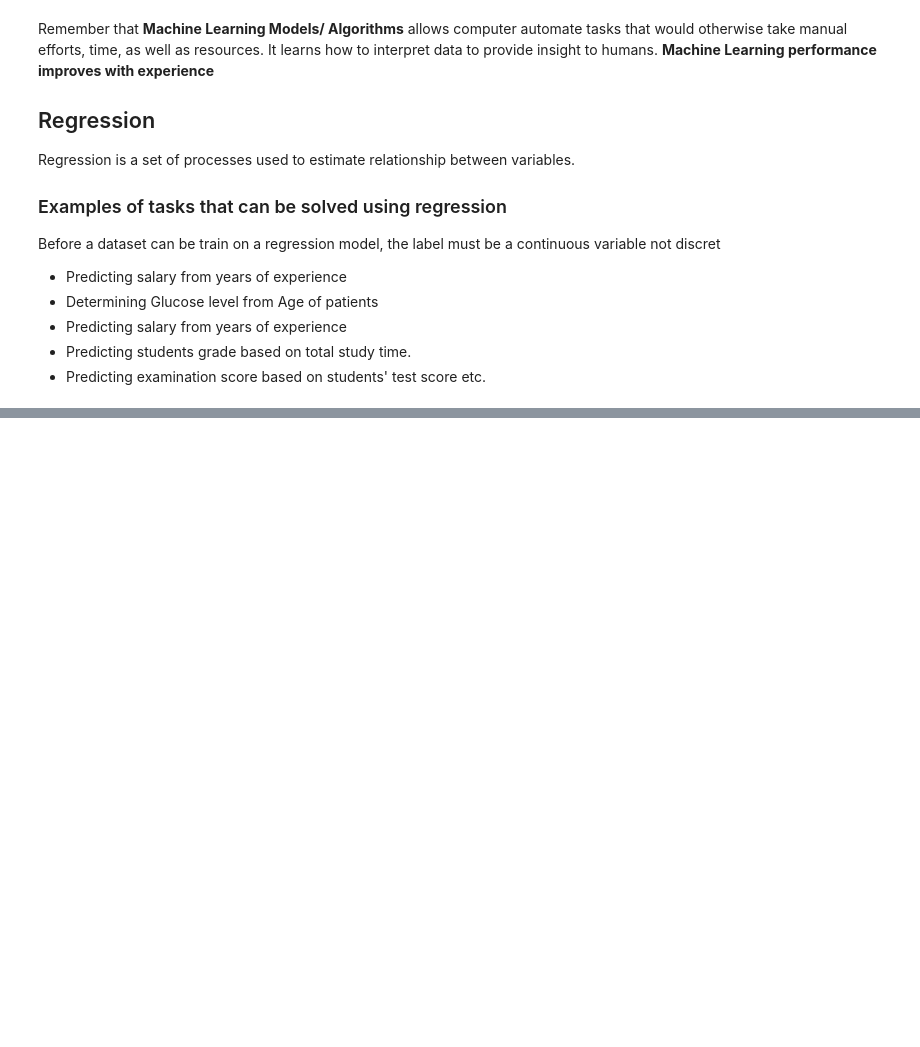
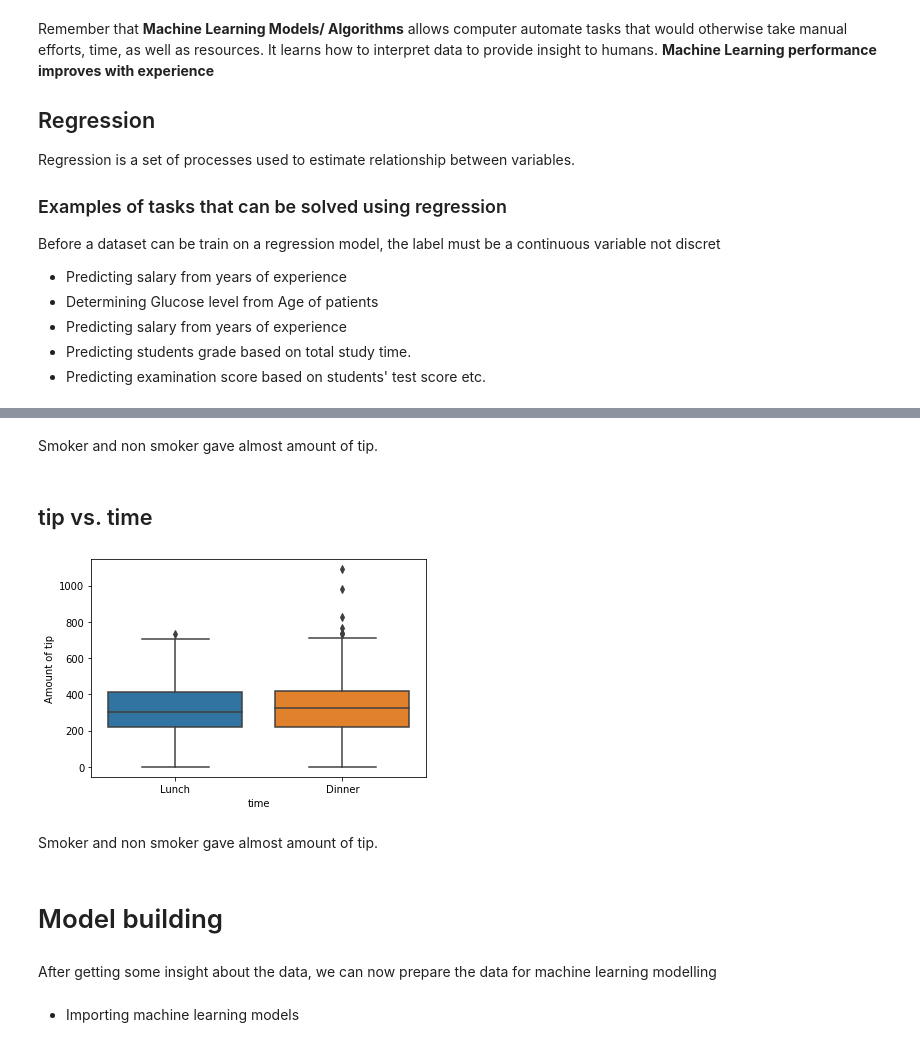
Before and after one commit to dthatprince/Python-Machine-Learning-Notebooks, a Jupyter notebook: Machine-Learning-Notebook/Course/Unit 5.ipynb, the cells around one changed output, grey strips where cells are left out. Drawn from its saved outputs; the diff is of its cells as text; code cells hidden in the pictures; blank space fills up the shorter version.

```diff
--- a/Machine-Learning-Notebook/Course/Unit 5.ipynb
+++ b/Machine-Learning-Notebook/Course/Unit 5.ipynb
@@ -454,0 +112,18 @@ plt.show()
+# %% [markdown]
+Smoker and non smoker gave almost amount of tip.
+# %% [markdown]
+## tip vs. time
+# %%
+sns.boxplot(x = "time", y = "tip", data = tip)
+
+plt.ylabel("Amount of tip");
+# %% [output]
+[figure, added]
+# %% [markdown]
+Smoker and non smoker gave almost amount of tip.
+# %% [markdown]
+# Model building
+# %% [markdown]
+After getting some insight about the data, we can now prepare the data for machine learning modelling
+# %% [markdown]
+- Importing machine learning models
```
Also changed, not shown: parts of 145 cells of this notebook, 4 other files.
